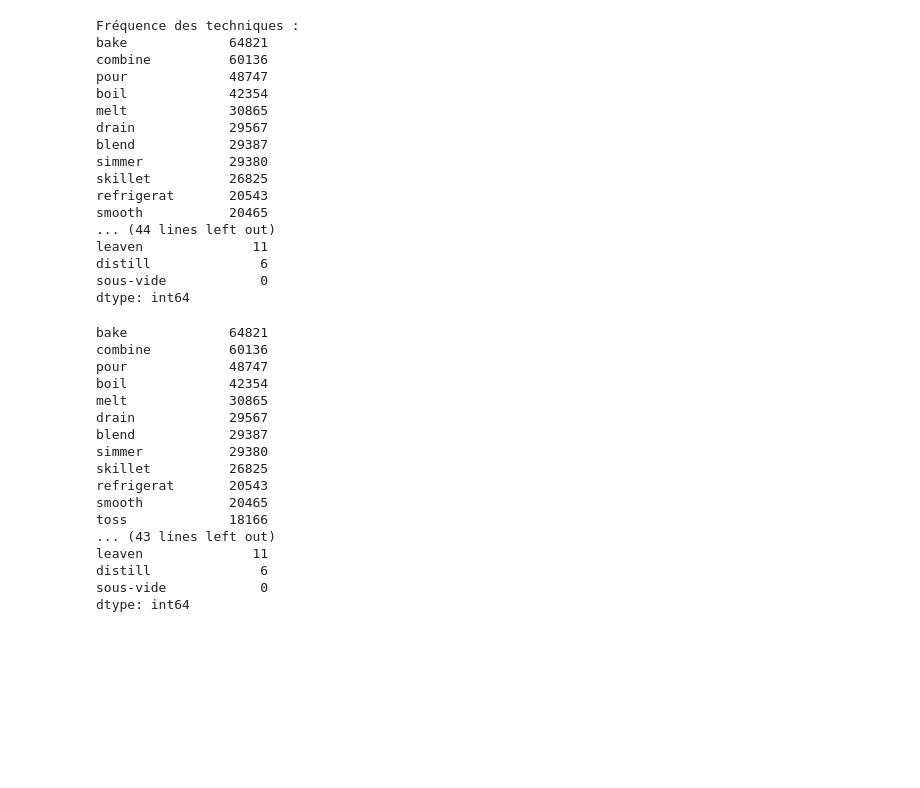
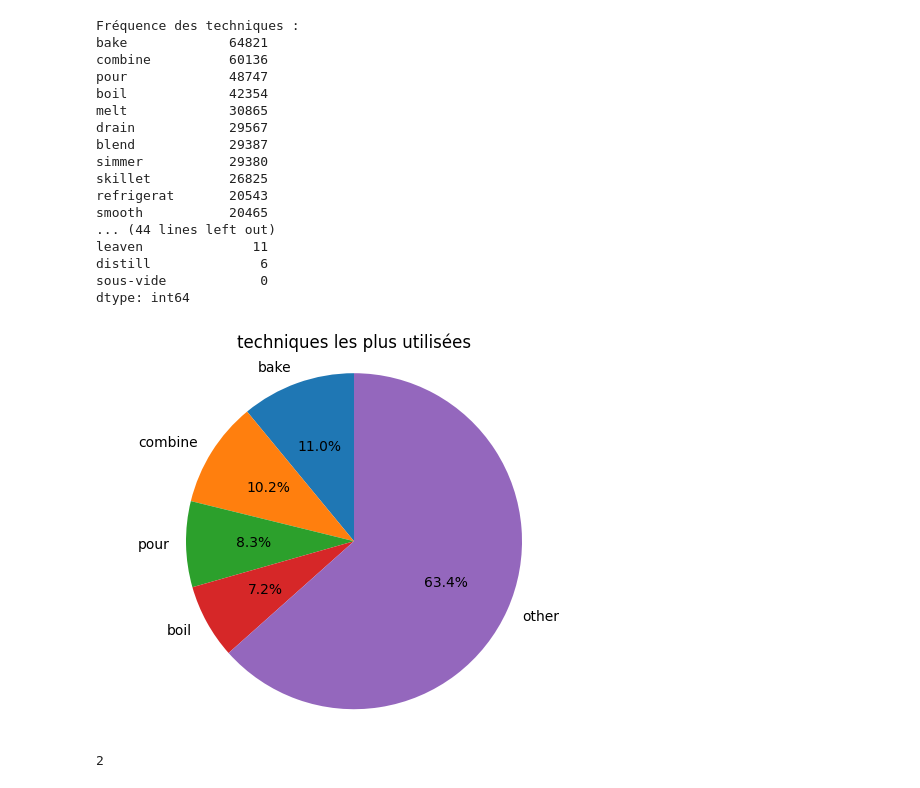
Before and after one commit to amaldre/projet_Kit_Big_Data, a Jupyter notebook: data_processing/baptiste.ipynb, the cells around one changed output. Drawn from its saved outputs; the diff is of its cells as text; code cells hidden in the pictures; blank space fills up the shorter version.

```diff
--- a/data_processing/baptiste.ipynb
+++ b/data_processing/baptiste.ipynb
@@ -77,23 +75,24 @@ leaven              11
 distill              6
 sous-vide            0
 dtype: int64
-# %%
-print(total_counts.sort_values(ascending=False))
-# %% [output]
-bake             64821
-combine          60136
-pour             48747
-boil             42354
-melt             30865
-drain            29567
-blend            29387
-simmer           29380
-skillet          26825
-refrigerat       20543
-smooth           20465
-toss             18166
-... (43 lines left out)
-leaven              11
-distill              6
-sous-vide            0
-dtype: int64
+# %%
+import matplotlib.pyplot as plt
+
+labels = ['bake', 'combine', 'pour', 'boil', 'other']
+sizes = [total_counts['bake'], total_counts['combine'], total_counts['pour'], total_counts['boil'], total_counts[4:].sum()]  # Pourcentages ou valeurs
+
+plt.title("techniques les plus utilisées")
+# Tracé du camembert
+plt.pie(sizes, labels=labels, autopct='%1.1f%%', startangle=90)
+
+# S'assurer que le camembert est bien circulaire
+plt.axis('equal')
+
+# Affichage
+plt.show()
+# %% [output]
+[figure, added]
+# %%
+len(rawinteractions[rawinteractions['recipe_id'] == 40893 ]["rating"])
+# %% [output]
+2
```
Also changed, not shown: parts of 15 cells of this notebook.
